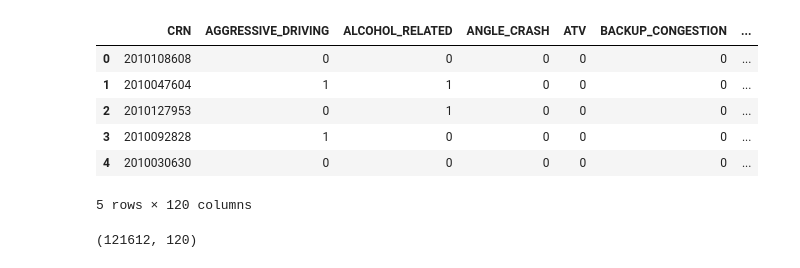
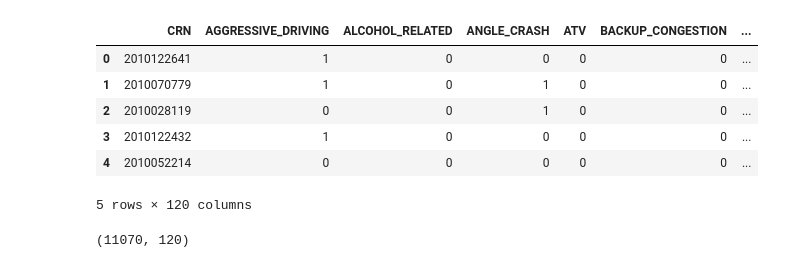
Before and after one commit to hahuynh1/Data-Science-ITS-Capstone, a Jupyter notebook: Flag Data Cleaned.ipynb, the cells around one changed output. Cells and saved outputs as stored; diff of their text form; code cells hidden in the pictures.

Commit message:
Updated Flag Data Cleaned with Philly data
Updated Flag Data Cleaned with Philly data

```diff
--- a/Flag Data Cleaned.ipynb
+++ b/Flag Data Cleaned.ipynb
@@ -169,21 +169,21 @@ Shape of cleaned 2009 data: (121794, 11)
 # %%
 import pandas as pd
 
 #Loading 2010 Flag
-flagdata_2010 = pd.read_csv("project data/FLAG_Statewide_2010.csv")
+flagdata_2010 = pd.read_csv("project data/FLAG_PHILADELPHIA_2010.csv")
 flagdata_2010.head()
 # %% [output]
 |  | CRN | AGGRESSIVE_DRIVING | ALCOHOL_RELATED | ANGLE_CRASH | ATV | BACKUP_CONGESTION | ... |
-| 0 | 2010108608 | 0 | 0 | 0 | 0 | 0 | ... |
-| 1 | 2010047604 | 1 | 1 | 0 | 0 | 0 | ... |
-| 2 | 2010127953 | 0 | 1 | 0 | 0 | 0 | ... |
-| 3 | 2010092828 | 1 | 0 | 0 | 0 | 0 | ... |
-| 4 | 2010030630 | 0 | 0 | 0 | 0 | 0 | ... |
+| 0 | 2010122641 | 1 | 0 | 0 | 0 | 0 | ... |
+| 1 | 2010070779 | 1 | 0 | 1 | 0 | 0 | ... |
+| 2 | 2010028119 | 0 | 0 | 1 | 0 | 0 | ... |
+| 3 | 2010122432 | 1 | 0 | 0 | 0 | 0 | ... |
+| 4 | 2010052214 | 0 | 0 | 0 | 0 | 0 | ... |
 5 rows × 120 columns
 # %%
 flagdata_2010.shape
 # %% [output]
-(121612, 120)
+(11070, 120)
 # %%
 #Making a copy of the original 2010 flag dataset to begin the cleaning process
 cleaned_2010_data = flagdata_2010.copy()
```
Also changed, not shown: parts of 20 cells of this notebook.
